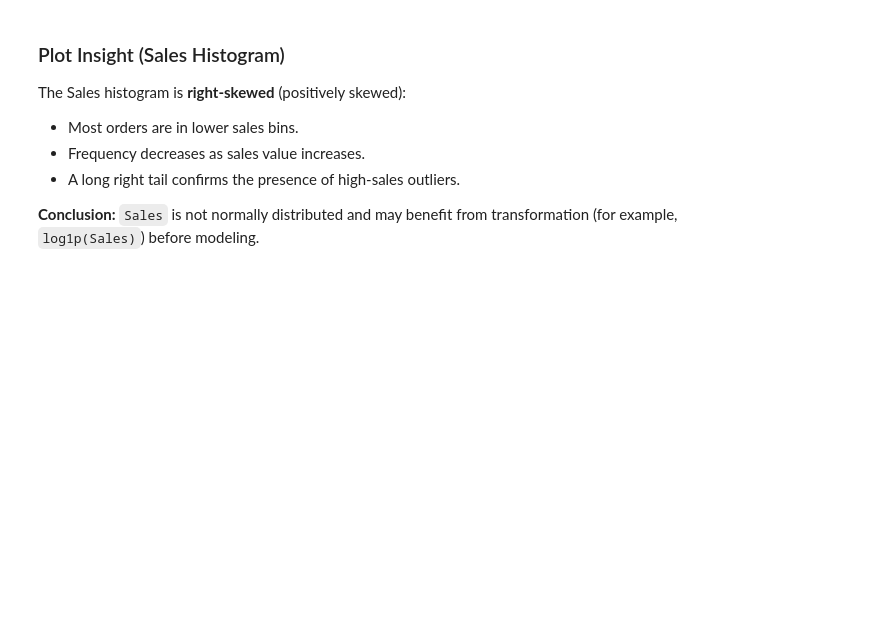
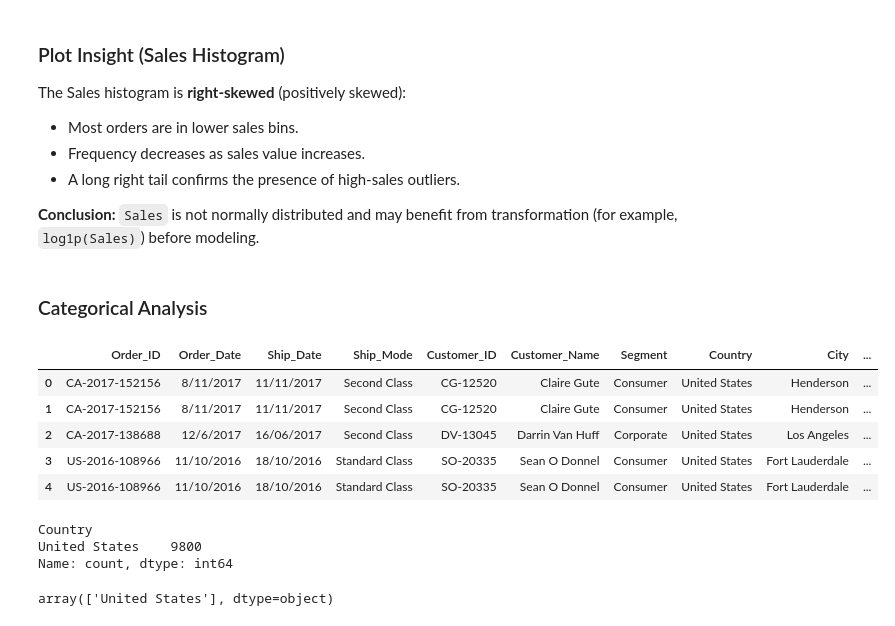
Before and after one commit to Ayush080-bct/Superstore-data-pipeline, a Jupyter notebook: notebook/EDA.ipynb, the cells around one changed output. Cells and saved outputs as stored; diff of their text form; code cells hidden in the pictures; blank space fills up the shorter version.

Commit message:
Categorical analysis

```diff
--- a/notebook/EDA.ipynb
+++ b/notebook/EDA.ipynb
@@ -242,3 +242,26 @@ The Sales histogram is **right-skewed** (positively skewed):
 - A long right tail confirms the presence of high-sales outliers.
 
 **Conclusion:** `Sales` is not normally distributed and may benefit from transformation (for example, `log1p(Sales)`) before modeling.
+# %% [markdown]
+### Categorical Analysis
+# %%
+categorical_data=df.select_dtypes(include=['object','category'])
+# %%
+categorical_data.head()
+# %% [output]
+|  | Order_ID | Order_Date | Ship_Date | Ship_Mode | Customer_ID | Customer_Name | Segment | Country | City | ... |
+| 0 | CA-2017-152156 | 8/11/2017 | 11/11/2017 | Second Class | CG-12520 | Claire Gute | Consumer | United States | Henderson | ... |
+| 1 | CA-2017-152156 | 8/11/2017 | 11/11/2017 | Second Class | CG-12520 | Claire Gute | Consumer | United States | Henderson | ... |
+| 2 | CA-2017-138688 | 12/6/2017 | 16/06/2017 | Second Class | DV-13045 | Darrin Van Huff | Corporate | United States | Los Angeles | ... |
+| 3 | US-2016-108966 | 11/10/2016 | 18/10/2016 | Standard Class | SO-20335 | Sean O Donnel | Consumer | United States | Fort Lauderdale | ... |
+| 4 | US-2016-108966 | 11/10/2016 | 18/10/2016 | Standard Class | SO-20335 | Sean O Donnel | Consumer | United States | Fort Lauderdale | ... |
+# %%
+categorical_data['Country'].value_counts()
+# %% [output]
+Country
+United States    9800
+Name: count, dtype: int64
+# %%
+categorical_data['Country'].unique()
+# %% [output]
+array(['United States'], dtype=object)
```
Also changed, not shown: parts of 9 cells of this notebook.
